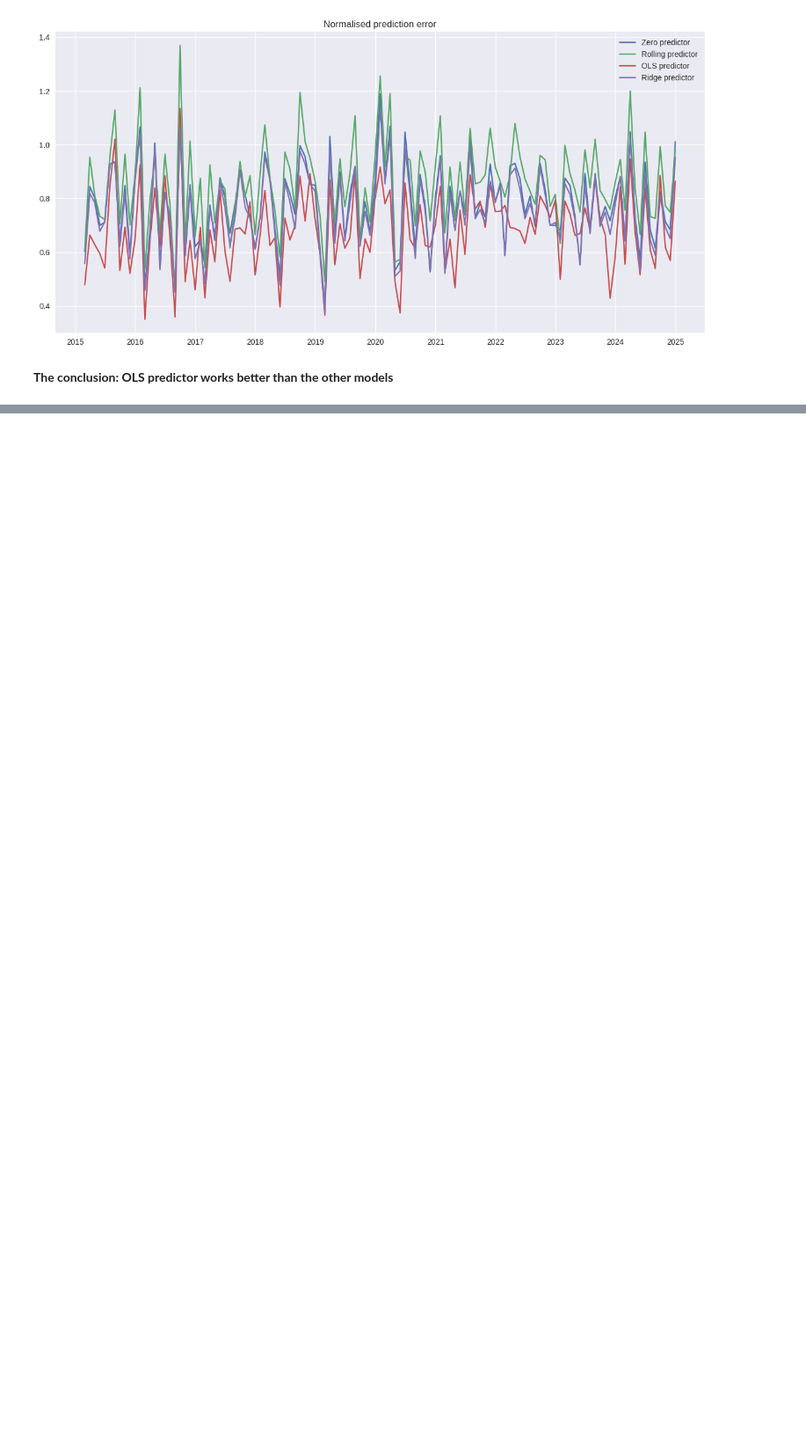
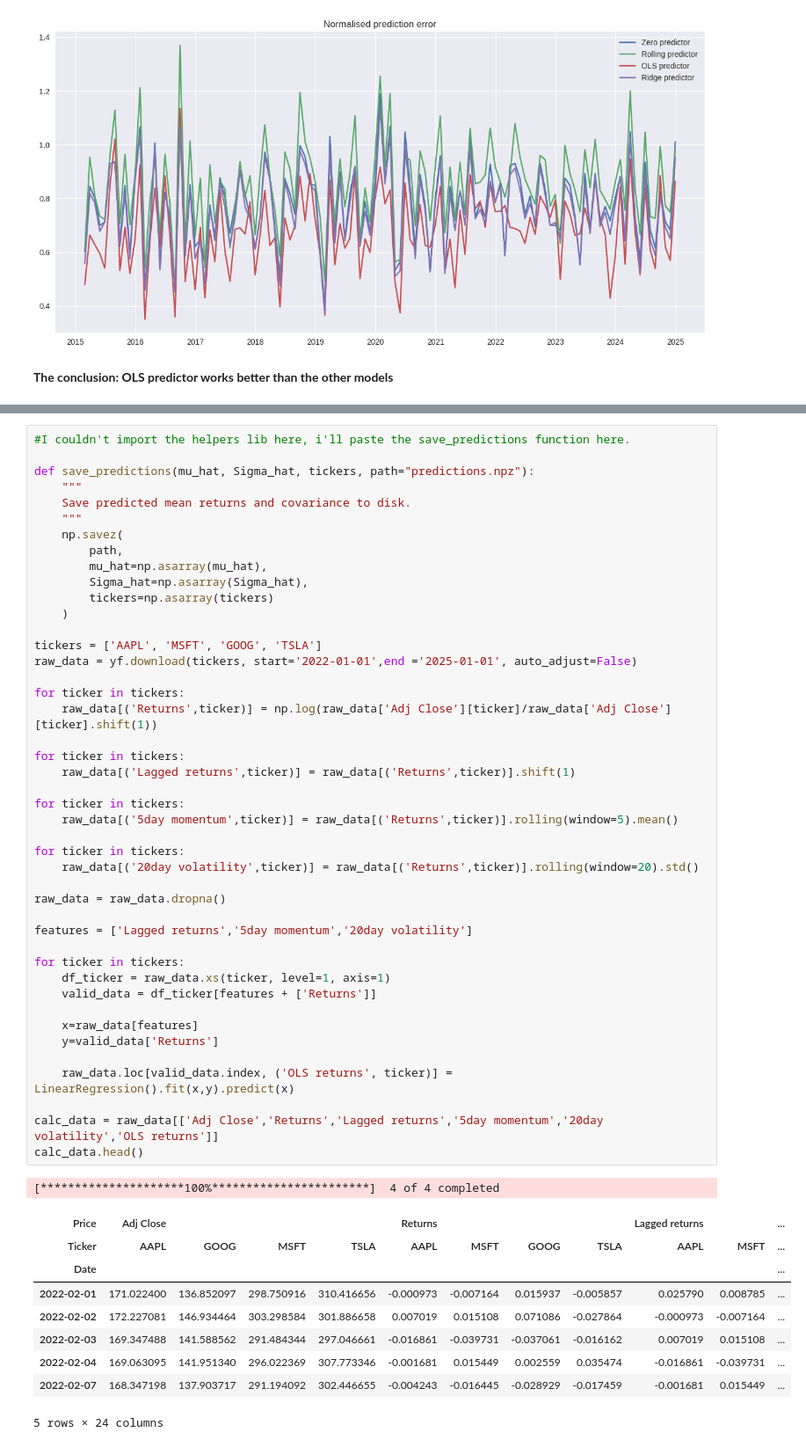
Before and after one commit to MaulikJain07/Predict2Optimize-WiDS-2025, a Jupyter notebook: week2/week2_analysis.ipynb, the cells around one changed output, grey strips where cells are left out. Shown at 88% size. Saved outputs shown, nothing was run; the diff lists cells and outputs as text; blank space fills up the shorter version.

```diff
--- a/week2/week2_analysis.ipynb
+++ b/week2/week2_analysis.ipynb
@@ -142,0 +158,55 @@ plt.show()
+# %%
+#I couldn't import the helpers lib here, i'll paste the save_predictions function here.
+
+def save_predictions(mu_hat, Sigma_hat, tickers, path="predictions.npz"):
+    """
+    Save predicted mean returns and covariance to disk.
+    """
+    np.savez(
+        path,
+        mu_hat=np.asarray(mu_hat),
+        Sigma_hat=np.asarray(Sigma_hat),
+        tickers=np.asarray(tickers)
+    )
+
+tickers = ['AAPL', 'MSFT', 'GOOG', 'TSLA']
+raw_data = yf.download(tickers, start='2022-01-01',end ='2025-01-01', auto_adjust=False)
+
+for ticker in tickers:
+    raw_data[('Returns',ticker)] = np.log(raw_data['Adj Close'][ticker]/raw_data['Adj Close'][ticker].shift(1))
+
+for ticker in tickers:
+    raw_data[('Lagged returns',ticker)] = raw_data[('Returns',ticker)].shift(1)
+
+for ticker in tickers:
+    raw_data[('5day momentum',ticker)] = raw_data[('Returns',ticker)].rolling(window=5).mean()
+
+for ticker in tickers:
+    raw_data[('20day volatility',ticker)] = raw_data[('Returns',ticker)].rolling(window=20).std()
+
+raw_data = raw_data.dropna()
+
+features = ['Lagged returns','5day momentum','20day volatility']
+
+for ticker in tickers:
+    df_ticker = raw_data.xs(ticker, level=1, axis=1)
+    valid_data = df_ticker[features + ['Returns']]
+
+    x=raw_data[features]
+    y=valid_data['Returns']
+
+    raw_data.loc[valid_data.index, ('OLS returns', ticker)] = LinearRegression().fit(x,y).predict(x)
+
+calc_data = raw_data[['Adj Close','Returns','Lagged returns','5day momentum','20day volatility','OLS returns']]
+calc_data.head()
+# %% [output]
+[*********************100%***********************]  4 of 4 completed
+| Price | Adj Close |  |  |  | Returns |  |  |  | Lagged returns |  | ... |
+| Ticker | AAPL | GOOG | MSFT | TSLA | AAPL | MSFT | GOOG | TSLA | AAPL | MSFT | ... |
+| Date |  |  |  |  |  |  |  |  |  |  | ... |
+| 2022-02-01 | 171.022400 | 136.852097 | 298.750916 | 310.416656 | -0.000973 | -0.007164 | 0.015937 | -0.005857 | 0.025790 | 0.008785 | ... |
+| 2022-02-02 | 172.227081 | 146.934464 | 303.298584 | 301.886658 | 0.007019 | 0.015108 | 0.071086 | -0.027864 | -0.000973 | -0.007164 | ... |
+| 2022-02-03 | 169.347488 | 141.588562 | 291.484344 | 297.046661 | -0.016861 | -0.039731 | -0.037061 | -0.016162 | 0.007019 | 0.015108 | ... |
+| 2022-02-04 | 169.063095 | 141.951340 | 296.022369 | 307.773346 | -0.001681 | 0.015449 | 0.002559 | 0.035474 | -0.016861 | -0.039731 | ... |
+| 2022-02-07 | 168.347198 | 137.903717 | 291.194092 | 302.446655 | -0.004243 | -0.016445 | -0.028929 | -0.017459 | -0.001681 | 0.015449 | ... |
+5 rows × 24 columns
```
Also changed, not shown: parts of 5 cells of this notebook, 5 other files.
